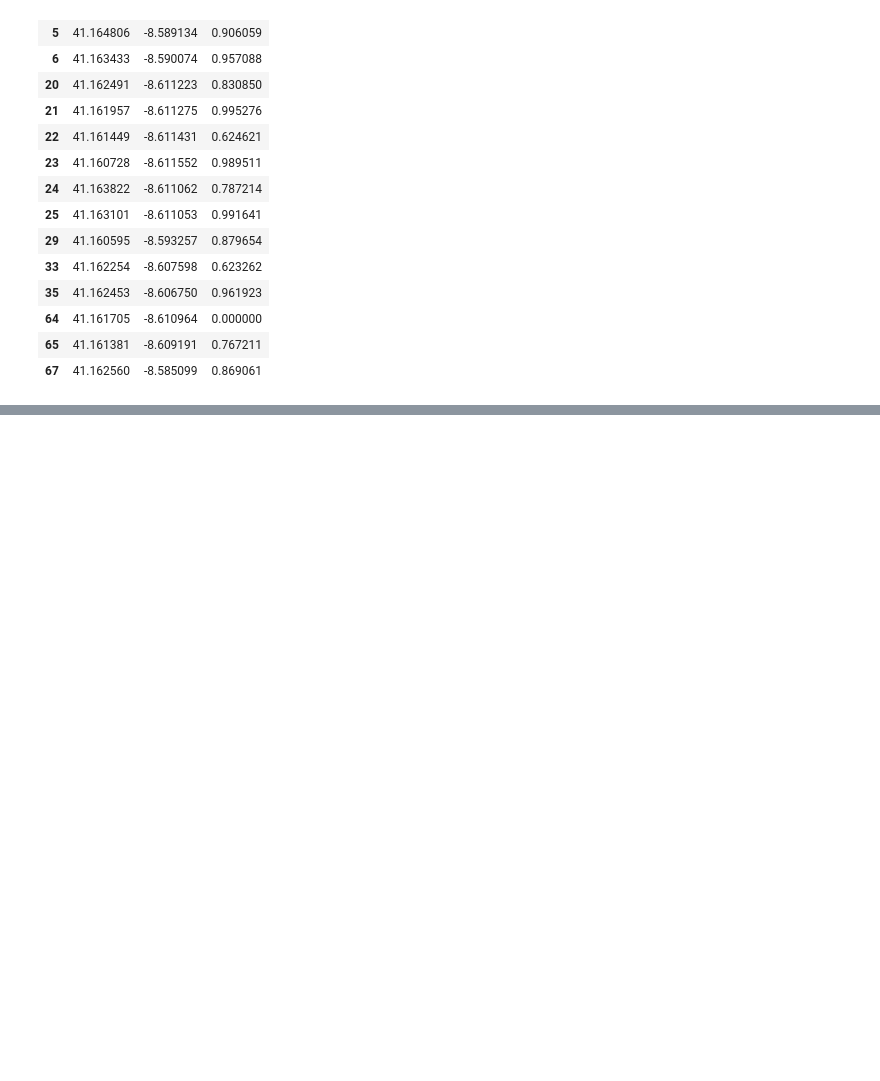
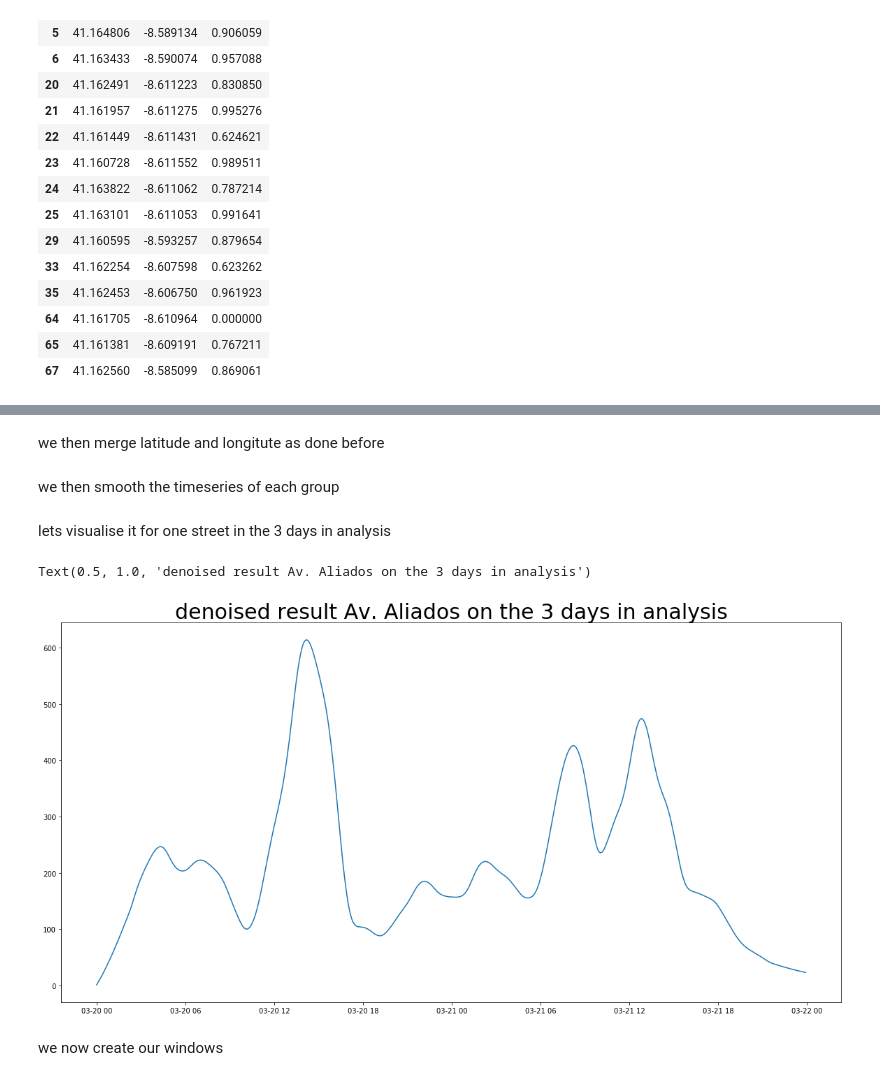
Before and after one commit to mnasini/wdl2, a Jupyter notebook: data_prep.ipynb, the cells around one changed output, grey strips where cells are left out. Saved outputs shown, nothing was run; the diff lists cells and outputs as text; code cells hidden in the pictures; blank space fills up the shorter version.

```diff
--- a/data_prep.ipynb
+++ b/data_prep.ipynb
@@ -614,0 +605,42 @@ list(map(list, list(records)))
+# %%
+mask=(df_sens['dateobservedfrom'].dt.date > datetime.date(datetime(2018, 3, 19))) & (df_sens['dateobservedfrom'].dt.date <= datetime.date(datetime(2018, 3, 21)))
+df_sens_an=df_sens[mask]
+# %% [markdown]
+we then merge latitude and longitute as done before
+# %%
+df_sens_an=df_sens_an.merge(df_loc[["entity_id","name","latitude","longitude"]],how="left",left_on="entity_id",right_on="entity_id")
+# %% [markdown]
+we then smooth the timeseries of each group
+# %%
+#to avoid division by 0 whenever a streets have 0 car passing by i will add 1 of them,
+df_sens_an["intensity"]=df_sens_an["intensity"].apply(lambda x: x+1 if ((x<1)|(x==None)) else x)
+smoother = LowessSmoother(smooth_fraction=0.1, iterations=1)
+#first we group the whole sensor data(of that day) by street
+df_sens_grouped=df_sens_an.groupby(["name_x"])
+altered = []
+smoother = LowessSmoother(smooth_fraction=0.1, iterations=1)
+for index, subframe in df_sens_grouped:
+
+    #then we sort each group in chronological order
+    subframe=subframe.sort_values(by=["dateobservedfrom"])
+    #then we smooth each group intensity data
+    smoother.smooth(subframe["intensity"])
+    subframe["intensity"]=smoother.smooth_data[0]
+
+
+
+    altered.append(subframe)
+
+
+
+df_sens_an = pd.concat(altered)
+# %% [markdown]
+lets visualise it for one street in the 3 days in analysis
+# %%
+test2=df_sens_an[(df_sens_an["name_x"]=="Avenida do Bessa")]
+plt.figure(figsize=(20,10))
+plt.plot(test2["dateobservedfrom"],test2["intensity"])
+plt.title("denoised result Av. Aliados on the 3 days in analysis", fontsize=30)
+# %% [output]
+Text(0.5, 1.0, 'denoised result Av. Aliados on the 3 days in analysis')
+[figure, added]
@@ -614,0 +653,2 @@ list(map(list, list(records)))
+# %% [markdown]
+we now create our windows
```
Also changed, not shown: parts of 85 cells of this notebook.
